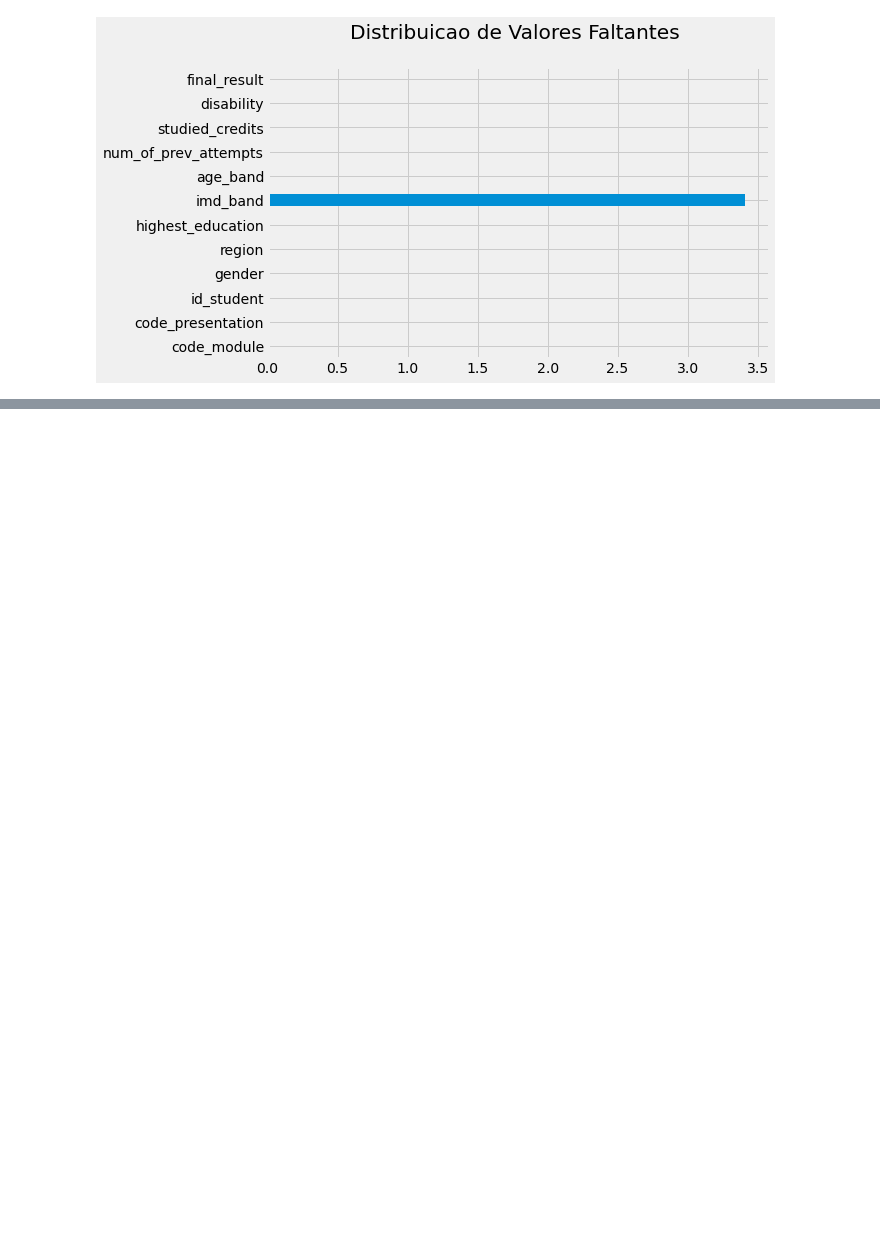
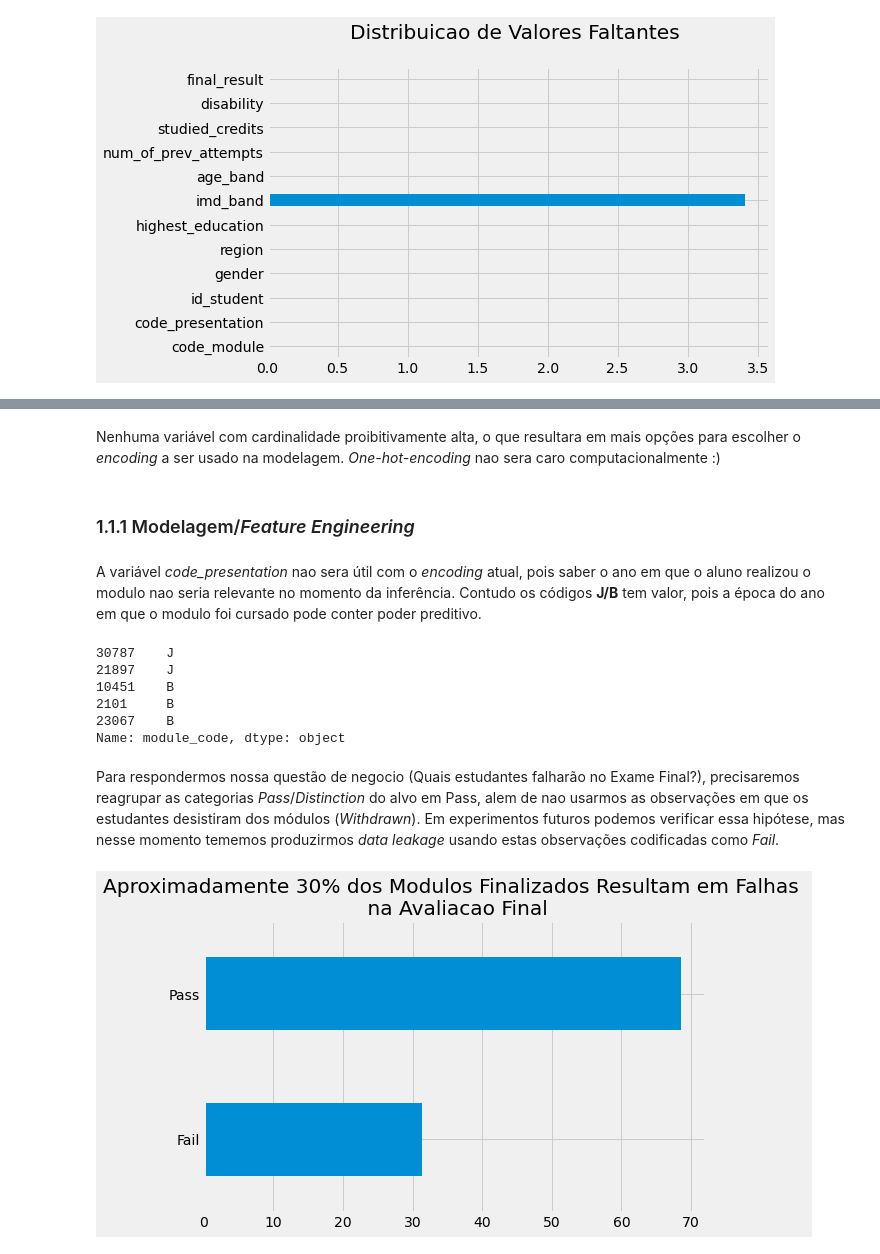
Before and after one commit to Schots/OULAD-Trybe, a Jupyter notebook: Trybe-Oulad-Experimentos.ipynb, the cells around one changed output, grey strips where cells are left out. Saved outputs shown, nothing was run; the diff lists cells and outputs as text; code cells hidden in the pictures; blank space fills up the shorter version.

Commit message:
Dados do Primeiro Experimento Limpos

```diff
--- a/Trybe-Oulad-Experimentos.ipynb
+++ b/Trybe-Oulad-Experimentos.ipynb
@@ -90,0 +188,41 @@ _= ax.set_title("Distribuicao de Valores Faltantes \n")
+# %% [markdown]
+Nenhuma variável com cardinalidade proibitivamente alta, o que resultara em mais opções para escolher o *encoding* a ser usado na modelagem. *One-hot-encoding* nao sera caro computacionalmente :)
+# %% [markdown]
+### 1.1.1 Modelagem/*Feature Engineering*
+# %% [markdown]
+A variável *code_presentation* nao sera útil com o *encoding* atual, pois saber o ano em que o aluno realizou o modulo nao seria relevante no momento da inferência. Contudo os códigos **J/B** tem valor, pois a época do ano em que o modulo foi cursado pode conter poder preditivo.
+# %%
+info_clean = (info
+ .assign(module_code = lambda df_:df_['code_presentation']
+         .str
+         .split('([A-Z])',expand = True)[1]))
+
+assert list(info_clean['module_code'].unique()) == ['J', 'B'] # unit test
+# %%
+info_clean['module_code'].sample(5)
+# %% [output]
+30787    J
+21897    J
+10451    B
+2101     B
+23067    B
+Name: module_code, dtype: object
+# %% [markdown]
+Para respondermos nossa questão de negocio (Quais estudantes falharão no Exame Final?), precisaremos reagrupar as categorias *Pass*/*Distinction* do alvo em Pass, alem de nao usarmos as observações em que os estudantes desistiram dos módulos (*Withdrawn*). Em experimentos futuros podemos verificar essa hipótese, mas nesse momento tememos produzirmos *data leakage* usando estas observações codificadas como *Fail*.
+# %%
+# Eliminando os estudantes que desistiram dos modulos
+TARGET_MAP = {'Pass':'Pass','Fail':'Fail','Distinction':'Pass'}
+info_clean = (info_clean
+             .query("final_result != 'Withdrawn'")
+             .assign(final_result = lambda df_:df_['final_result'].map(TARGET_MAP)))
+
+assert list(info_clean['final_result'].unique()) == ['Pass', 'Fail']
+# %%
+# Distribuicao do Alvo
+ax = (info_clean['final_result']
+ .value_counts(normalize = True,ascending = True)
+ .mul(100)
+ .plot(kind = 'barh'))
+_= ax.set_title("Aproximadamente 30% dos Modulos Finalizados Resultam em Falhas \n na Avaliacao Final")
+# %% [output]
+[figure, added]
```
Also changed, not shown: parts of 18 cells of this notebook, 1 other file.
